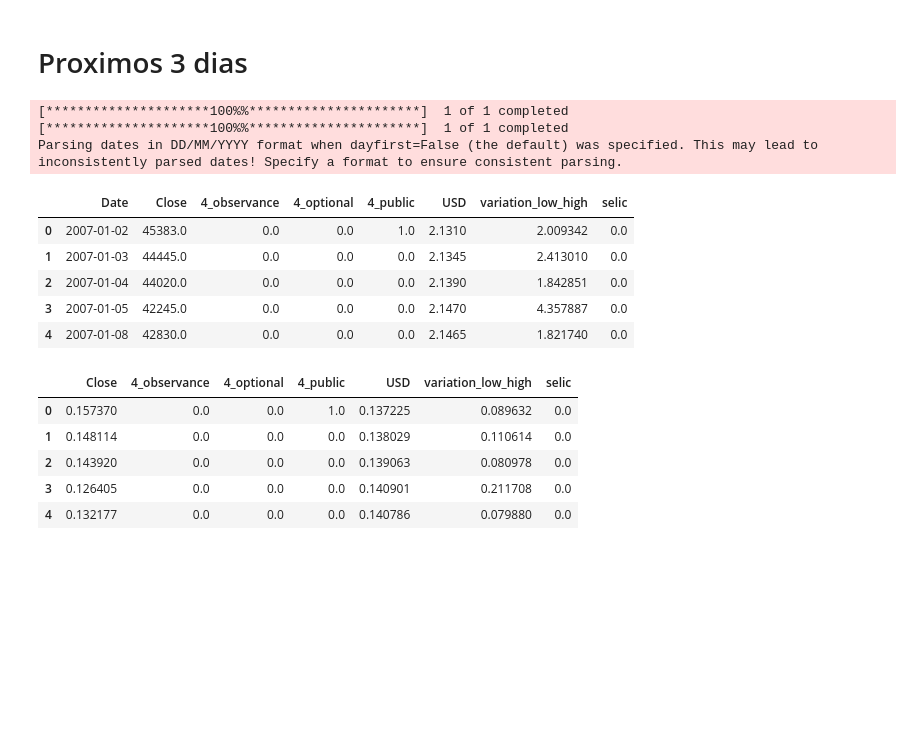
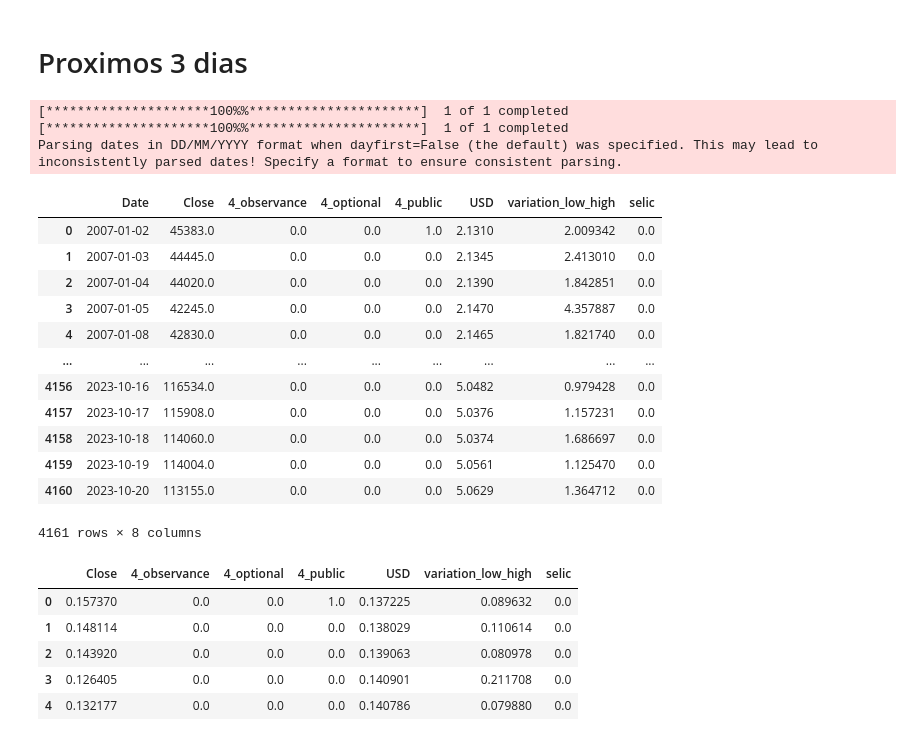
Before and after one commit to marreapato/Forecasting_Paper_XAI, a Jupyter notebook: stocks_type_lags/MultivariateStocks_Baseline_Com_Lags_tryingshaplime.ipynb, the cells around one changed output. Drawn from its saved outputs; the diff is of its cells as text; code cells hidden in the pictures; blank space fills up the shorter version.

```diff
--- a/stocks_type_lags/MultivariateStocks_Baseline_Com_Lags_tryingshaplime.ipynb
+++ b/stocks_type_lags/MultivariateStocks_Baseline_Com_Lags_tryingshaplime.ipynb
@@ -1090,10 +1090,10 @@ testX.shape
 look_back=6
 # %%
 # Download data for the stock (I'm using the Bovespa index as an example)
-data2 = yf.download('^BVSP', '2007-01-01', '2023-10-18')
+data2 = yf.download('^BVSP', '2007-01-01', '2023-10-21')
 
 # Download historical data for the BRL to USD exchange rate
-exchange_rate_data = yf.download('USDBRL=X', start='2007-01-01', end='2023-10-20')
+exchange_rate_data = yf.download('USDBRL=X', start='2007-01-01', end='2023-10-21')
 
 exchange_rate_data.reset_index(inplace=True)
 exchange_rate_data = exchange_rate_data[['Date','Close']]
@@ -1116,34 +1116,41 @@ data2=data2.merge(exchange_rate_data, on='Date', how='left')
 data2['variation_low_high'] = ((data2['High']-data2['Low'])/data2['High'])*100
 
 data2 = data2.drop('Adj Close',axis = 1)
 data2 = data2.drop('Open',axis = 1)
 data2 = data2.drop('High',axis = 1)
 data2 = data2.drop('Low',axis = 1)
 data2 = data2.drop('Volume',axis = 1)
 
 sheet_id = "19Qm-gxnILXY8QTBASGfwfxp6NsLMOLuEIVmJbQJF8r4"
 sheet_name = "Selic"
 url = f"https://docs.google.com/spreadsheets/d/{sheet_id}/gviz/tq?tqx=out:csv&sheet={sheet_name}"
 selic = pd.read_csv(url)
 selic = selic.drop("fonte", axis = 1)
 
 
 selic['Date'] = pd.to_datetime(selic['Date'])
 selic['Date'].dt.strftime('%Y-%m-%d')
 
 data2=data2.merge(selic, on='Date', how='left')
 data2['selic'] = data2['selic'].fillna(0)
-data2.head()#SELIC WAS ADDED HERE
+data2#SELIC WAS ADDED HERE
 # %% [output]
 [*********************100%%**********************]  1 of 1 completed
 [*********************100%%**********************]  1 of 1 completed
 Parsing dates in DD/MM/YYYY format when dayfirst=False (the default) was specified. This may lead to inconsistently parsed dates! Specify a format to ensure consistent parsing.
 |  | Date | Close | 4_observance | 4_optional | 4_public | USD | variation_low_high | selic |
 | 0 | 2007-01-02 | 45383.0 | 0.0 | 0.0 | 1.0 | 2.1310 | 2.009342 | 0.0 |
 | 1 | 2007-01-03 | 44445.0 | 0.0 | 0.0 | 0.0 | 2.1345 | 2.413010 | 0.0 |
 | 2 | 2007-01-04 | 44020.0 | 0.0 | 0.0 | 0.0 | 2.1390 | 1.842851 | 0.0 |
 | 3 | 2007-01-05 | 42245.0 | 0.0 | 0.0 | 0.0 | 2.1470 | 4.357887 | 0.0 |
 | 4 | 2007-01-08 | 42830.0 | 0.0 | 0.0 | 0.0 | 2.1465 | 1.821740 | 0.0 |
+| ... | ... | ... | ... | ... | ... | ... | ... | ... |
+| 4156 | 2023-10-16 | 116534.0 | 0.0 | 0.0 | 0.0 | 5.0482 | 0.979428 | 0.0 |
+| 4157 | 2023-10-17 | 115908.0 | 0.0 | 0.0 | 0.0 | 5.0376 | 1.157231 | 0.0 |
+| 4158 | 2023-10-18 | 114060.0 | 0.0 | 0.0 | 0.0 | 5.0374 | 1.686697 | 0.0 |
+| 4159 | 2023-10-19 | 114004.0 | 0.0 | 0.0 | 0.0 | 5.0561 | 1.125470 | 0.0 |
+| 4160 | 2023-10-20 | 113155.0 | 0.0 | 0.0 | 0.0 | 5.0629 | 1.364712 | 0.0 |
+4161 rows × 8 columns
 # %%
 data2 = data2.drop('Date',axis = 1)
 # %%
```
Also changed, not shown: parts of 40 cells of this notebook.
